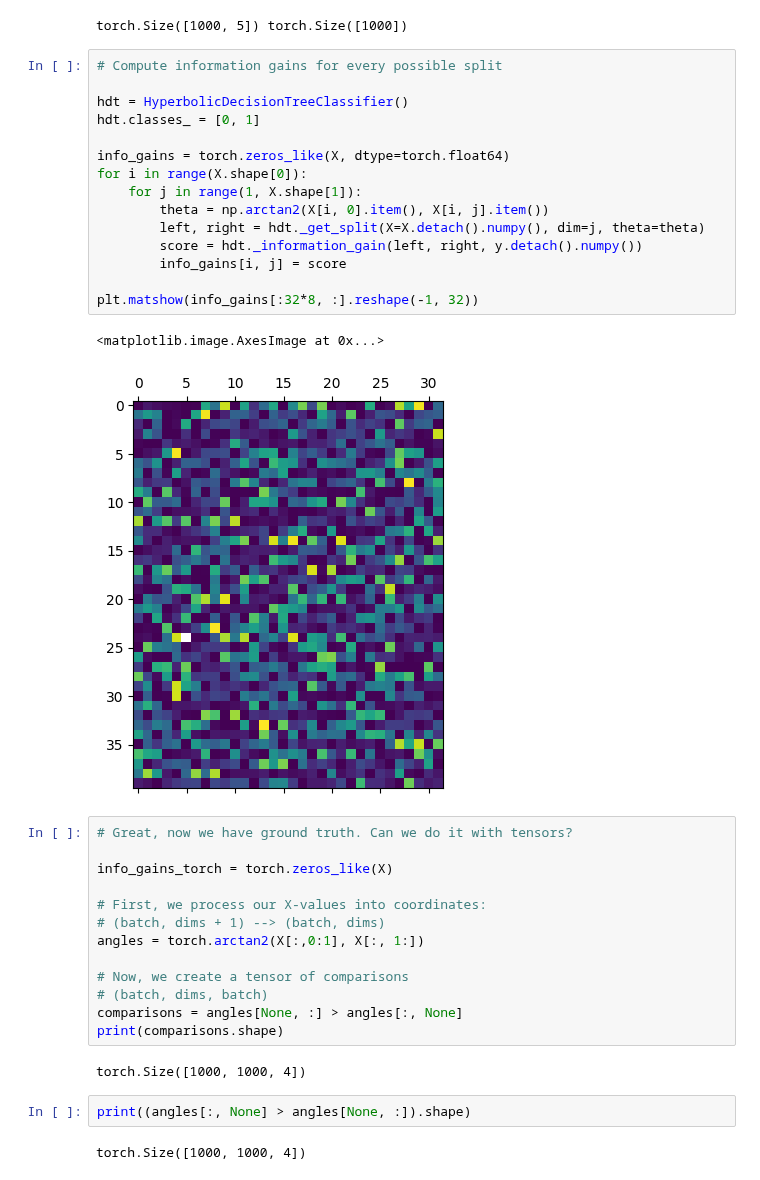
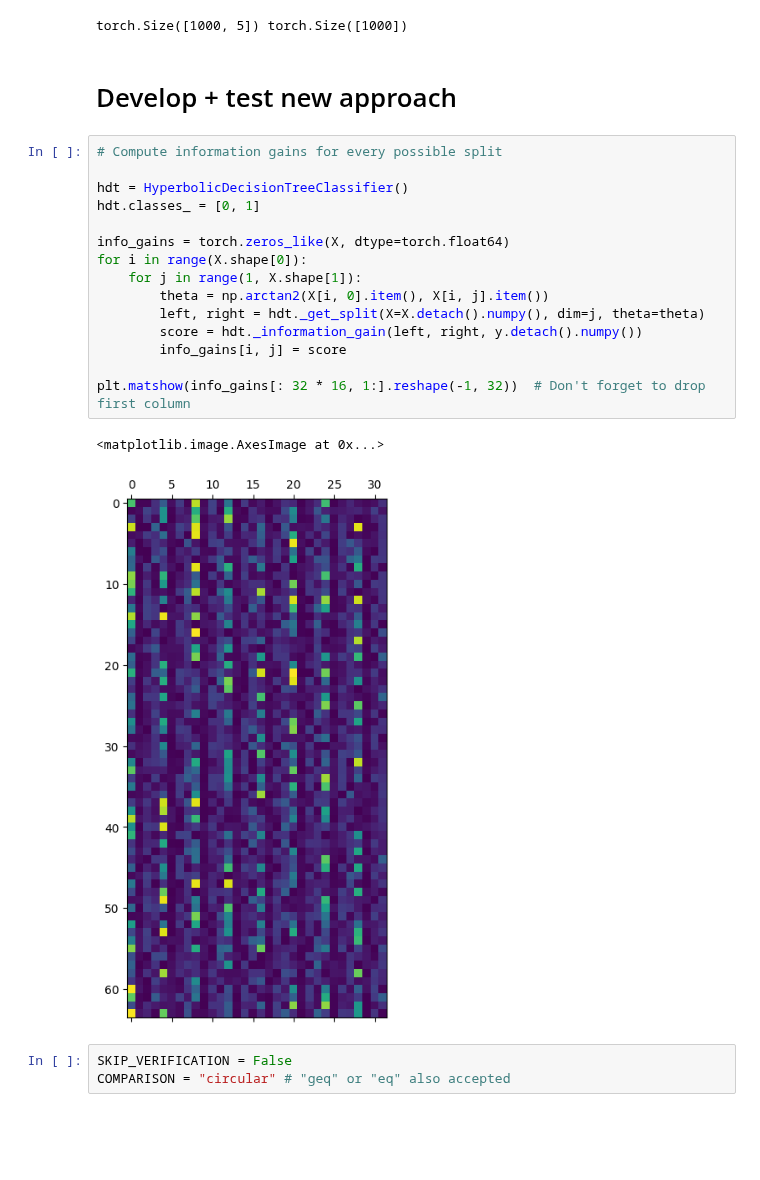
Before and after one commit to qc2321/embedders, a Jupyter notebook: notebooks/13_pc_information_gain.ipynb, the cells around one changed output. Saved outputs shown, nothing was run; the diff lists cells and outputs as text; blank space fills up the shorter version.

Commit message:
Solve a number of batching deatails

```diff
--- a/notebooks/13_pc_information_gain.ipynb
+++ b/notebooks/13_pc_information_gain.ipynb
@@ -18,40 +22,26 @@ X, y = embedders.gaussian_mixture.gaussian_mixture(pm=pm)
 print(X.shape, y.shape)
 # %% [output]
 torch.Size([1000, 5]) torch.Size([1000])
+# %% [markdown]
+# Develop + test new approach
 # %%
 # Compute information gains for every possible split
 
 hdt = HyperbolicDecisionTreeClassifier()
 hdt.classes_ = [0, 1]
 
 info_gains = torch.zeros_like(X, dtype=torch.float64)
 for i in range(X.shape[0]):
     for j in range(1, X.shape[1]):
         theta = np.arctan2(X[i, 0].item(), X[i, j].item())
         left, right = hdt._get_split(X=X.detach().numpy(), dim=j, theta=theta)
         score = hdt._information_gain(left, right, y.detach().numpy())
         info_gains[i, j] = score
 
-plt.matshow(info_gains[:32*8, :].reshape(-1, 32))
+plt.matshow(info_gains[: 32 * 16, 1:].reshape(-1, 32))  # Don't forget to drop first column
 # %% [output]
 <matplotlib.image.AxesImage at 0x...>
-[figure, old version]
+[figure, new version]
-# %%
-# Great, now we have ground truth. Can we do it with tensors?
-
-info_gains_torch = torch.zeros_like(X)
-
-# First, we process our X-values into coordinates:
-# (batch, dims + 1) --> (batch, dims)
-angles = torch.arctan2(X[:,0:1], X[:, 1:])
-
-# Now, we create a tensor of comparisons
-# (batch, dims, batch)
-comparisons = angles[None, :] > angles[:, None]
-print(comparisons.shape)
-# %% [output]
-torch.Size([1000, 1000, 4])
-# %%
-print((angles[:, None] > angles[None, :]).shape)
-# %% [output]
-torch.Size([1000, 1000, 4])
+# %%
+SKIP_VERIFICATION = False
+COMPARISON = "circular" # "geq" or "eq" also accepted
```
Also changed, not shown: parts of 13 cells of this notebook.
